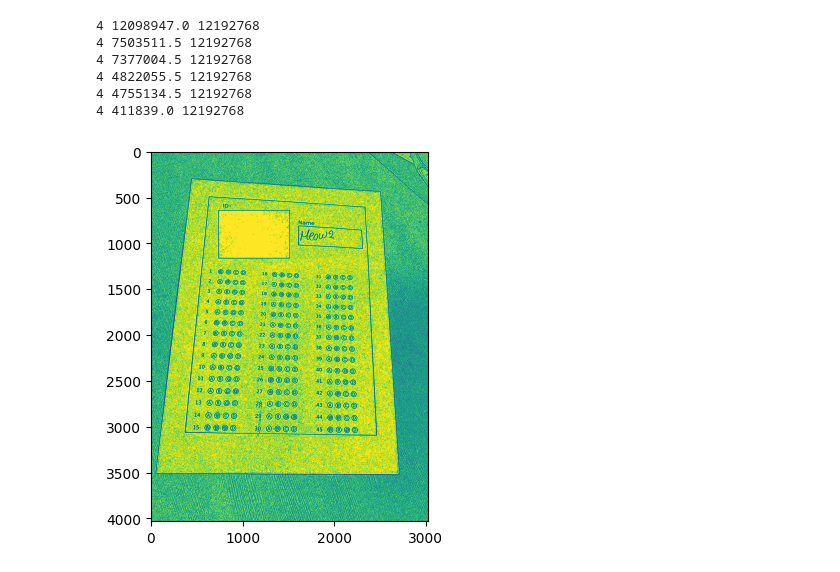
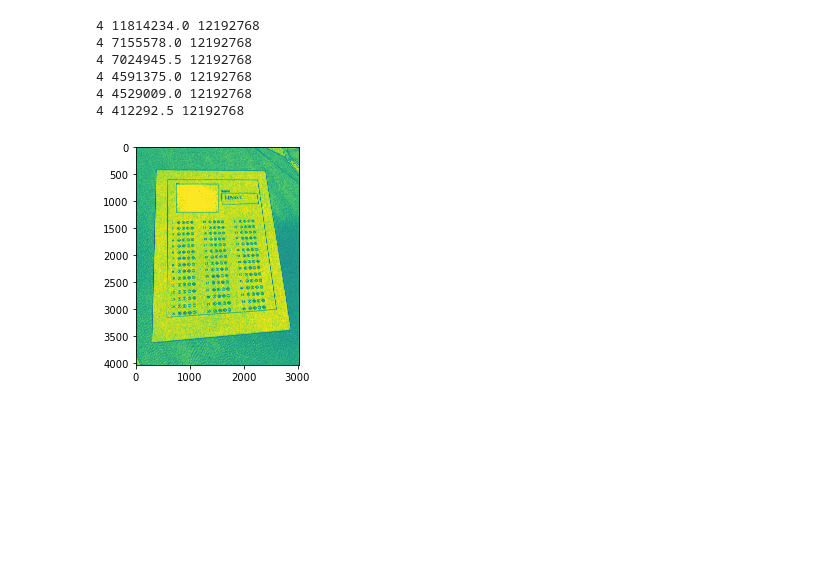
Before and after one commit to EslamAsHhraf/Grades-auto-filler, a Jupyter notebook: Untitled.ipynb, the cells around one changed output. Drawn from its saved outputs; the diff is of its cells as text; code cells hidden in the pictures; blank space fills up the shorter version.

```diff
--- a/Untitled.ipynb
+++ b/Untitled.ipynb
@@ -34,19 +34,20 @@ def extract_the_paper_from_image(image):
                     break
         return paper
 # %%
-image= cv2.imread('testCases/9.jpg')
+image= cv2.imread('testCases/7.jpg')
+plt.imshow(image,cmap='gray')
 paper=extract_the_paper_from_image(image)
 temp=paper.copy()
 #paper=extract_the_paper_from_image(paper)
 bubble_size=(5,50)
 # %% [output]
-4 12098947.0 12192768
-4 7503511.5 12192768
-4 7377004.5 12192768
-4 4822055.5 12192768
-4 4755134.5 12192768
-4 411839.0 12192768
+4 11814234.0 12192768
+4 7155578.0 12192768
+4 7024945.5 12192768
+4 4591375.0 12192768
+4 4529009.0 12192768
+4 412292.5 12192768
-[figure, old version]
+[figure, new version]
 # %%
 # Get the gray scale paper
 gray_scale_paper = cv2.cvtColor(paper,cv2.COLOR_BGR2GRAY)
```
Also changed, not shown: parts of 14 cells of this notebook.
